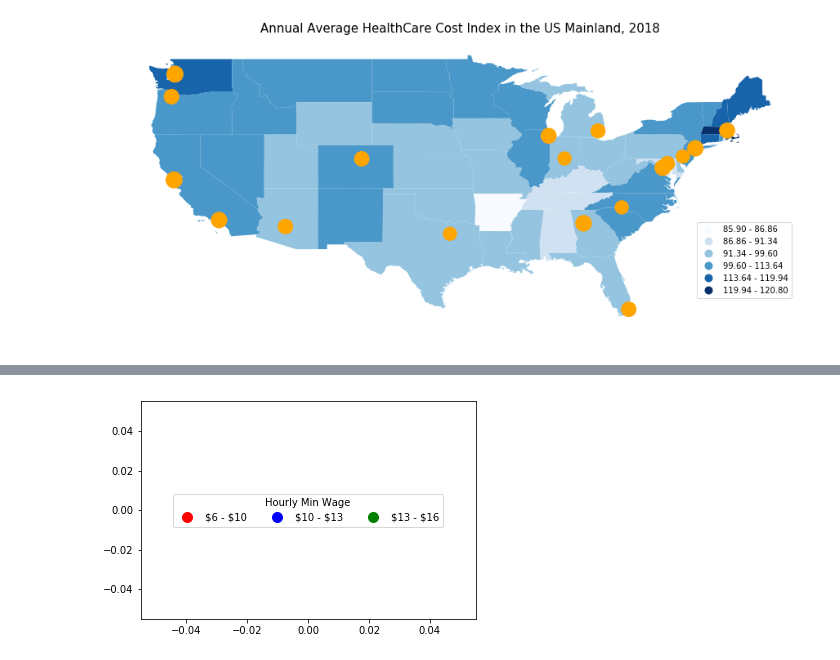
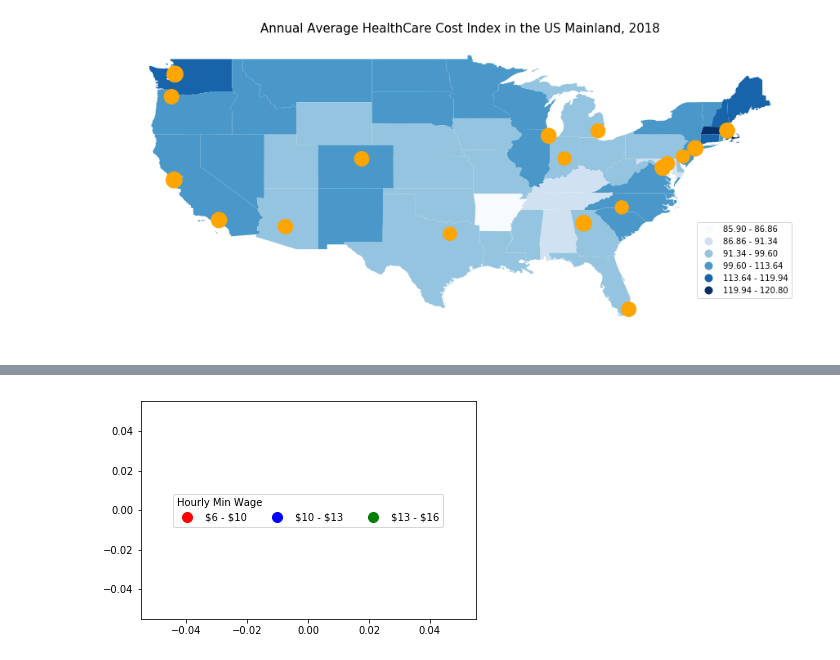
Before and after one commit to Saranyanv/test, a Jupyter notebook: 455_Assignment5.ipynb, the cells around one changed output, grey strips where cells are left out. Drawn from its saved outputs; the diff is of its cells as text; code cells hidden in the pictures.

```diff
--- a/455_Assignment5.ipynb
+++ b/455_Assignment5.ipynb
@@ -333,13 +335,14 @@ for i, txt in enumerate(st_cd_fig):
 # %%
 import matplotlib.patches as mpatches
 import matplotlib.pyplot as plt
 colors = ["r", "b", "g"]
 texts = ["\$6 - $10", "\$10 - $13", "\$13 - $16"]
 patches = [ plt.plot([],[], marker="o", ms=10, ls="", mec=None, color=colors[i],
             label="{:s}".format(texts[i]) )[0]  for i in range(len(texts)) ]
-plt.legend(handles=patches, bbox_to_anchor=(0.5, 0.5),
+leg1=plt.legend(handles=patches, bbox_to_anchor=(0.5, 0.5),
            loc='center', ncol=3, numpoints=1, title="Hourly Min Wage" )
+leg1._legend_box.align = "left"
 
-plt.show()
+#plt.show()
 # %% [output]
-[figure, old version]
+[figure, new version]
```
Also changed, not shown: parts of 1 cell of this notebook.
